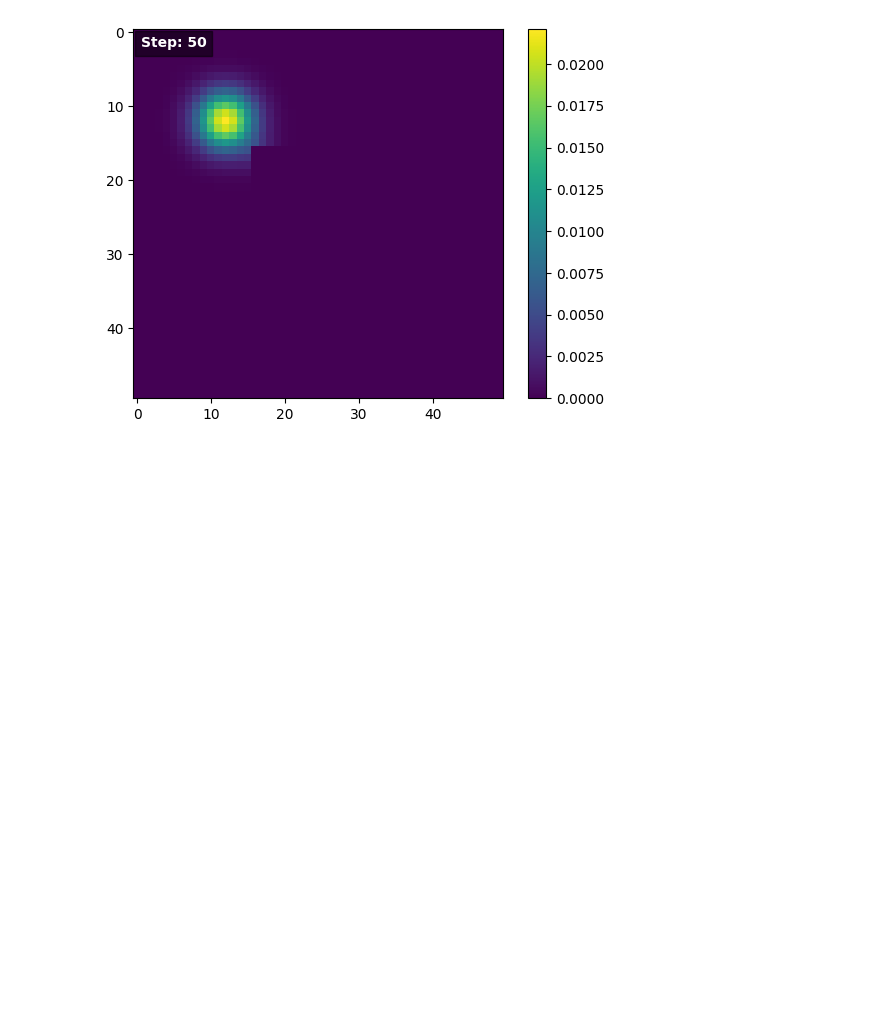
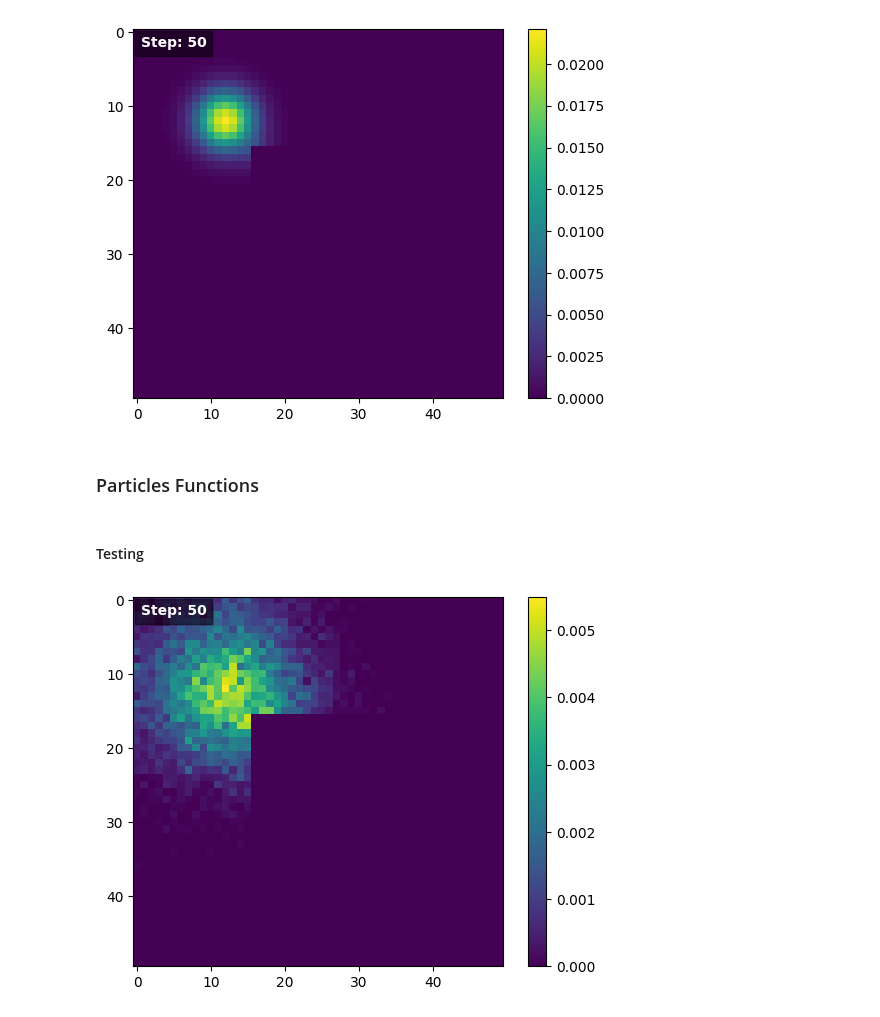
Before and after one commit to UVG-Works-Hub/2d-diffusion-simulation, a Jupyter notebook: diffusion.ipynb, the cells around one changed output. Cells and saved outputs as stored; diff of their text form; code cells hidden in the pictures; blank space fills up the shorter version.

Commit message:
feat: particles v2

```diff
--- a/diffusion.ipynb
+++ b/diffusion.ipynb
@@ -142,3 +142,5 @@ createAnimation(history, filename='diffusion_simulation')
 simSnapshot(history[50], 50, filename='diffusion_snapshot')
 # %% [output]
 [figure]
+# %% [markdown]
+### Particles Functions
@@ -144,0 +203,22 @@ simSnapshot(history[50], 50, filename='diffusion_snapshot')
+# %% [markdown]
+#### Testing
+# %%
+# Parámetros de la simulación
+M, N = 50, 50
+T = 100
+Np = 10000  # Número de partículas
+
+mask = np.ones((M, N), dtype=bool)
+mask[M//3:, N//3:] = False
+
+u_0 = np.zeros((M, N))
+u_0[M//4, N//4] = 1.0
+
+# Ejecutar la simulación de partículas
+history_particles = particleSim(M, N, T, u_0, mask, Np)
+
+# Crear animación y snapshot
+createAnimation(history_particles, filename='diffusion_particle_simulation')
+simSnapshot(history_particles[50], 50, filename='diffusion_particle_snapshot')
+# %% [output]
+[figure, added]
```
Also changed, not shown: parts of 2 cells of this notebook, 1 other file.
